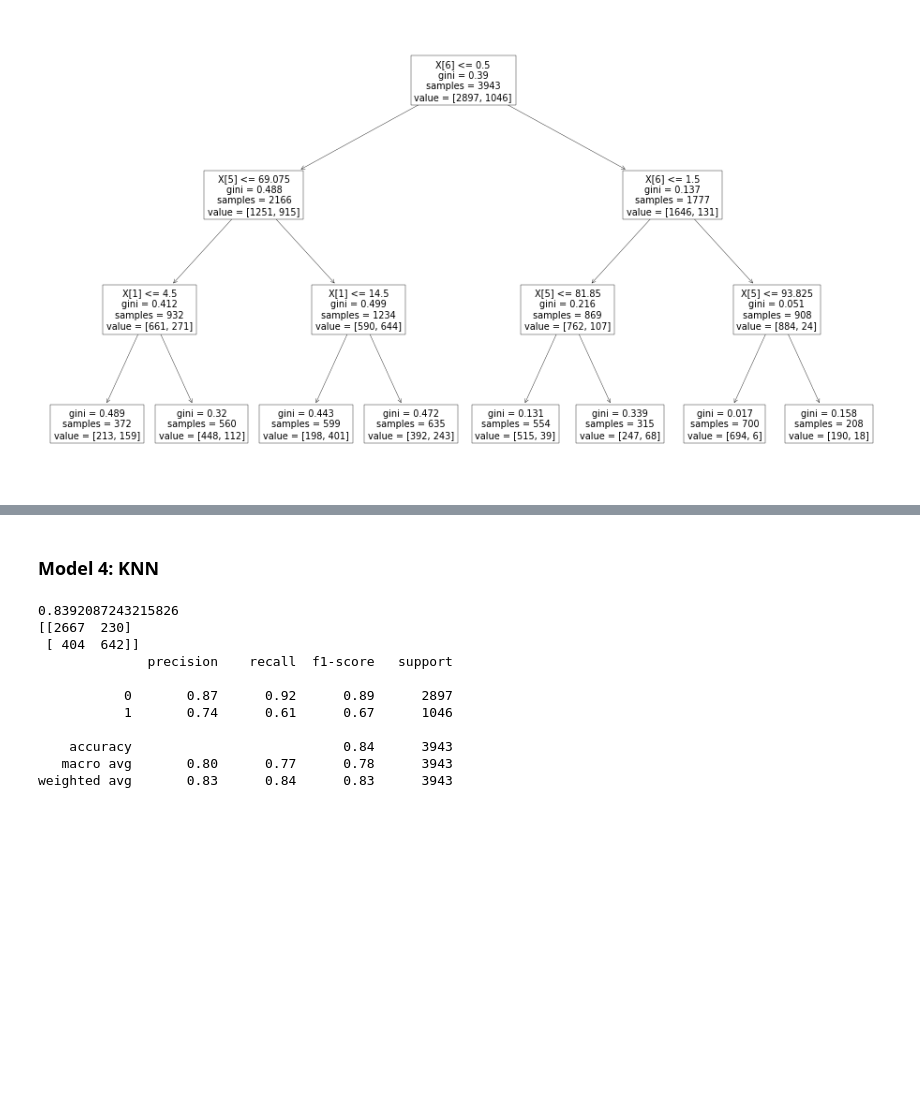
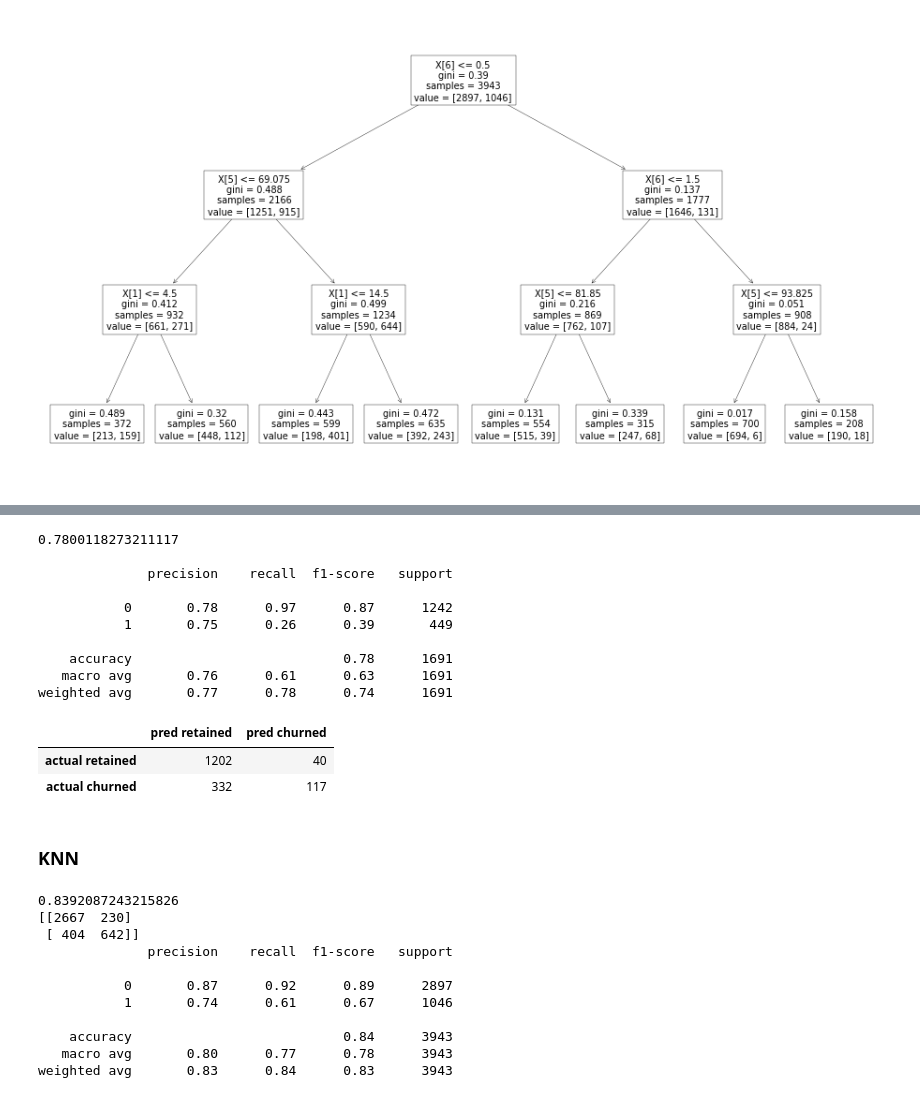
Before and after one commit to Yongliang-Shi/classification-project, a Jupyter notebook: report.ipynb, the cells around one changed output, grey strips where cells are left out. Saved outputs shown, nothing was run; the diff lists cells and outputs as text; code cells hidden in the pictures; blank space fills up the shorter version.

Commit message:
Streamlined model part: random forest

```diff
--- a/report.ipynb
+++ b/report.ipynb
@@ -842,5 +902,34 @@ print(classification_report(y_train, y_pred))
+# %%
+# Evaluate accuracy and recall using validate dataset
+
+validate_acc = rf.score(X_validate, y_validate)
+print(validate_acc, "\n")
+
+y_pred_validate = rf.predict(X_validate)
+print(classification_report(y_validate, y_pred_validate), '\n')
+
+# Print the confusion matrix
+matrix = confusion_matrix(y_validate, y_pred_validate)
+matrix = pd.DataFrame(matrix,
+                      index=['actual retained', 'actual churned'],
+                      columns=['pred retained', 'pred churned'])
+matrix
+# %% [output]
+0.7800118273211117
+
+              precision    recall  f1-score   support
+
+           0       0.78      0.97      0.87      1242
+           1       0.75      0.26      0.39       449
+
+    accuracy                           0.78      1691
+   macro avg       0.76      0.61      0.63      1691
+weighted avg       0.77      0.78      0.74      1691
+|  | pred retained | pred churned |
+| actual retained | 1202 | 40 |
+| actual churned | 332 | 117 |
 # %% [markdown]
-### Model 4: KNN
+### KNN
 # %%
 knn = KNeighborsClassifier(n_neighbors=5, weights='uniform')
 
```
Also changed, not shown: parts of 8 cells of this notebook.
